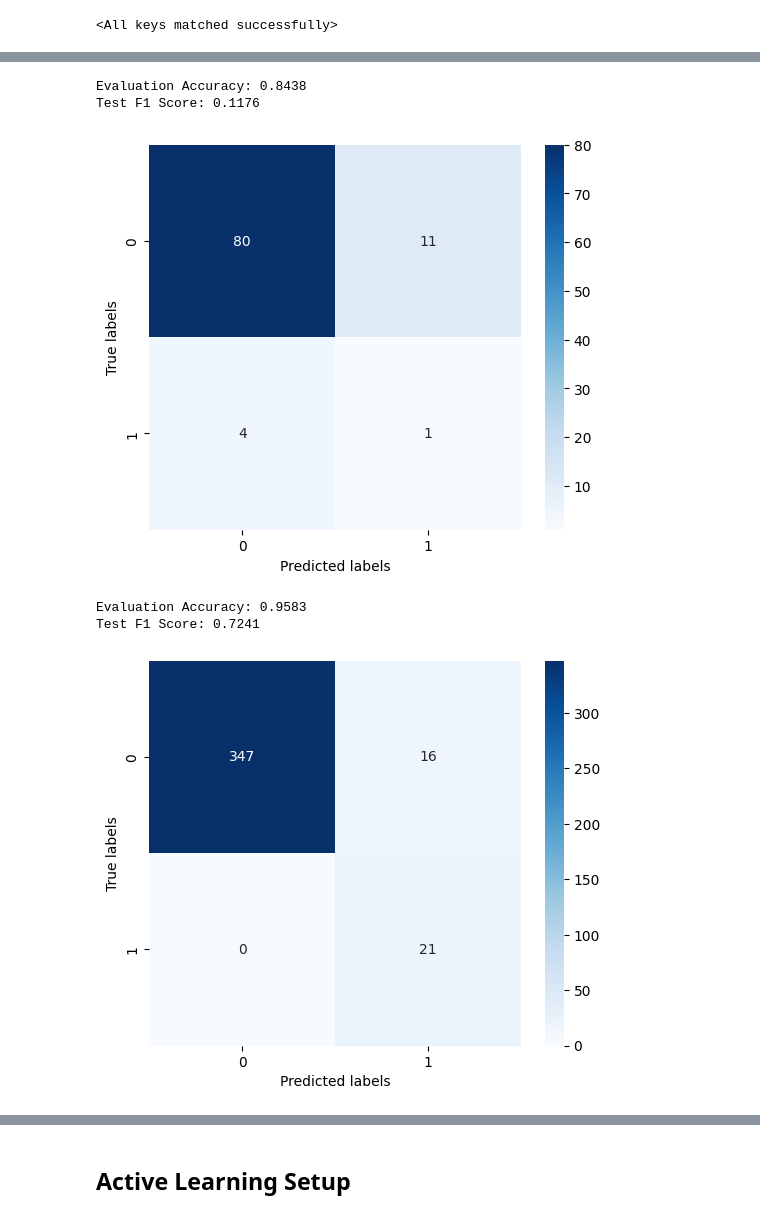
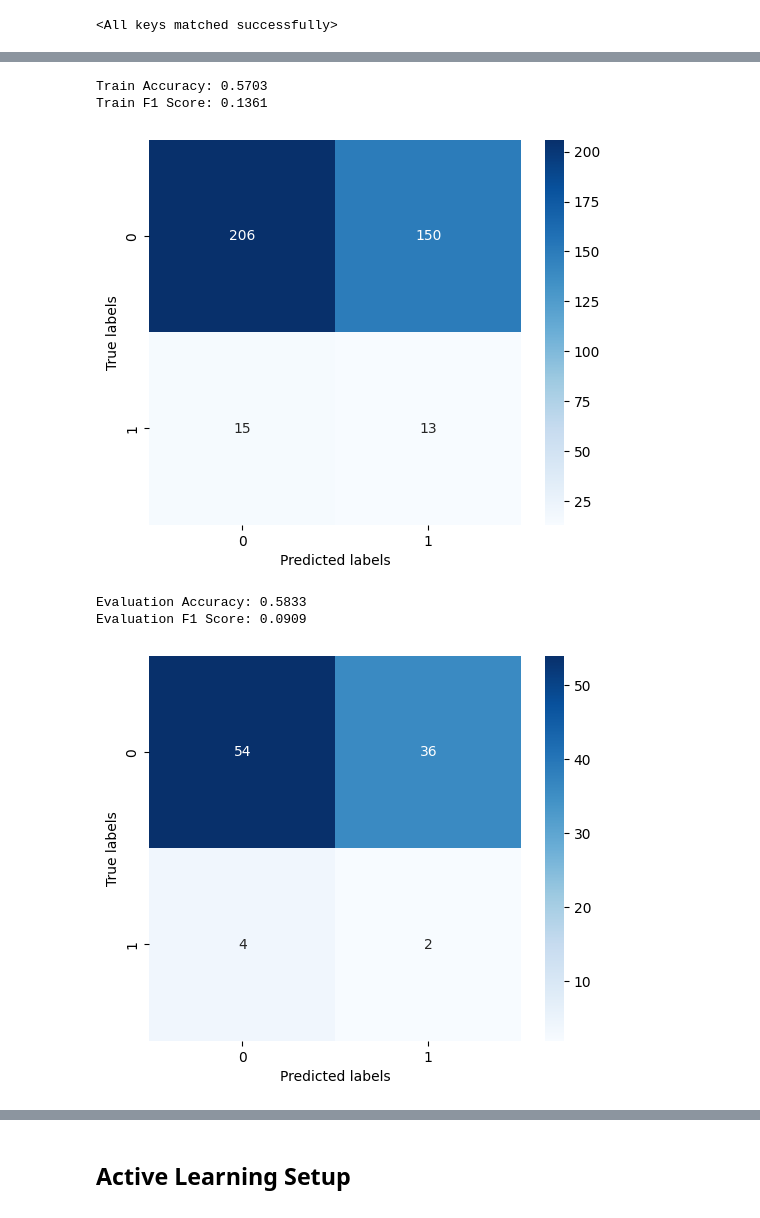
Before and after one commit to NaomiDerel/Image_Search, a Jupyter notebook: siamese_network.ipynb, the cells around one changed output, grey strips where cells are left out. Cells and saved outputs as stored; diff of their text form; code cells hidden in the pictures.

```diff
--- a/siamese_network.ipynb
+++ b/siamese_network.ipynb
@@ -20,7 +20,7 @@ from transformers import CLIPModel, CLIPProcessor
 from sklearn.metrics import f1_score
 # %%
 # load the data
-current_round = 2
+current_round = 3
 
 base_path = 'active_learning_labels/'
 full_data_paths = pd.read_csv(base_path + 'round_' + str(current_round) + '.csv')
@@ -334,7 +334,7 @@ Model saved
 # %%
 # Load the trained model
 loaded_model = SiameseNetwork().to(device)
-loaded_model.load_state_dict(torch.load('active_learning_models/net_round3_2_best.pth', map_location=torch.device(device)))
+loaded_model.load_state_dict(torch.load('active_learning_models/net_round3_1.pth', map_location=torch.device(device)))
 
 trained_model = SiameseNetwork().to(device)
 trained_model.load_state_dict(torch.load('active_learning_models/net_round3_2_final.pth', map_location=torch.device(device)))
@@ -345,7 +345,7 @@ from sklearn.metrics import confusion_matrix
 import seaborn as sns
 from sklearn.metrics import f1_score
 
-def test_siamese_network(model, test_loader):
+def test_siamese_network(model, test_loader, loader_name):
     model.eval()  # Set the model to evaluation mode
     correct = 0
     total = 0
@@ -378,7 +378,7 @@ def test_siamese_network(model, test_loader):
 
     # accuracy:
     accuracy = correct / total
-    print(f"Evaluation Accuracy: {accuracy:.4f}")
+    print(f"{loader_name} Accuracy: {accuracy:.4f}")
 
     # move to cpu:
     all_labels = [label.cpu().numpy() for label in all_labels]
@@ -386,7 +386,7 @@ def test_siamese_network(model, test_loader):
 
     # f1 score:
     f1 = f1_score(all_labels, all_predictions)
-    print(f"Test F1 Score: {f1:.4f}")
+    print(f"{loader_name} F1 Score: {f1:.4f}")
 
     # confusion matrix:
     matrix = confusion_matrix(all_labels, all_predictions)
@@ -404,12 +410,10 @@ Test F1 Score: 0.1176
 # %%
-test_siamese_network(loaded_model, eval_loader)
+test_siamese_network(loaded_model, train_loader, "Train")
+test_siamese_network(loaded_model, eval_loader, "Evaluation")
 # %% [output]
-Evaluation Accuracy: 0.8438
-Test F1 Score: 0.1176
+Train Accuracy: 0.5703
+Train F1 Score: 0.1361
-[figure, old version]
+[figure, new version]
+Evaluation Accuracy: 0.5833
+Evaluation F1 Score: 0.0909
+[figure, added]
-# %%
-test_siamese_network(trained_model, train_loader)
-# %% [output]
-Evaluation Accuracy: 0.9583
-Test F1 Score: 0.7241
-[figure, removed]
```
Also changed, not shown: parts of 6 cells of this notebook, 7 other files.
